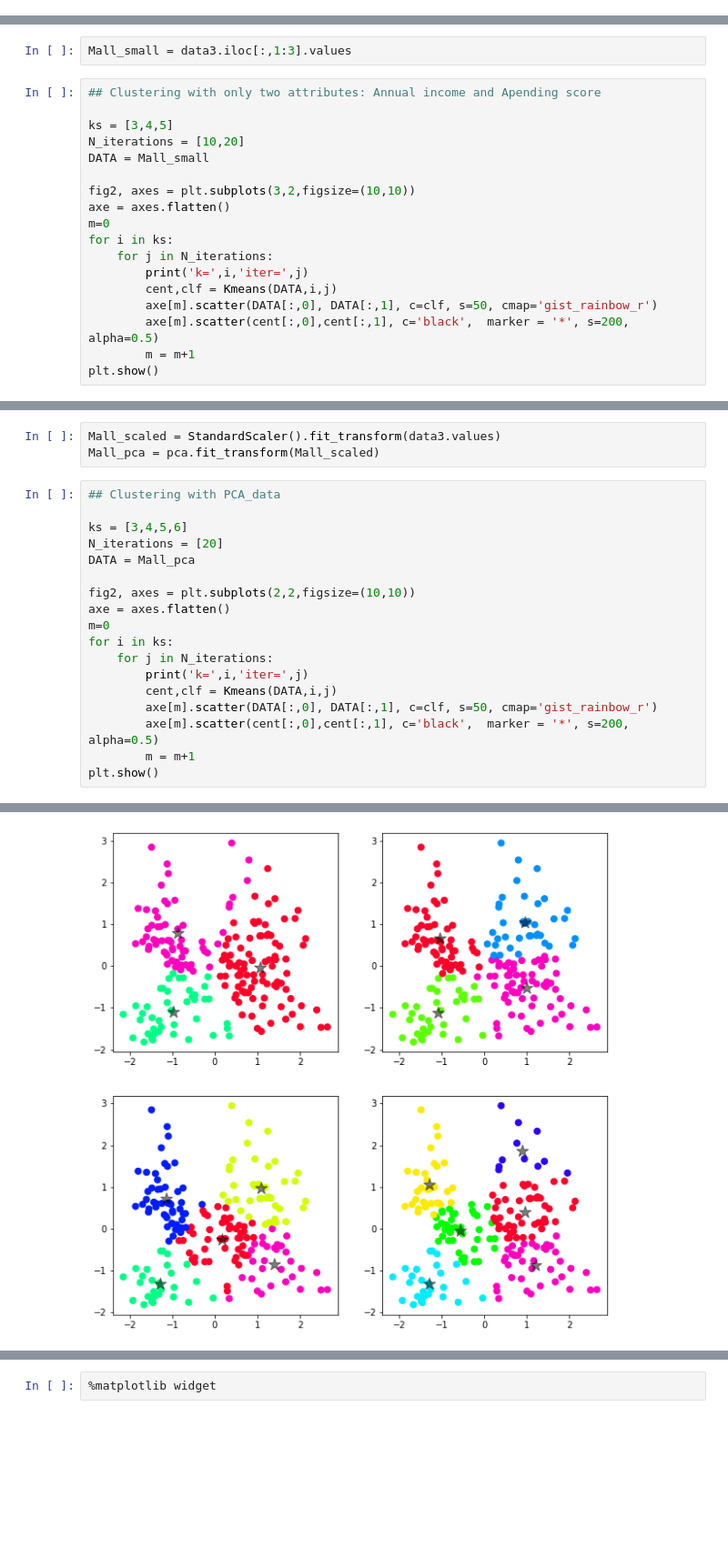
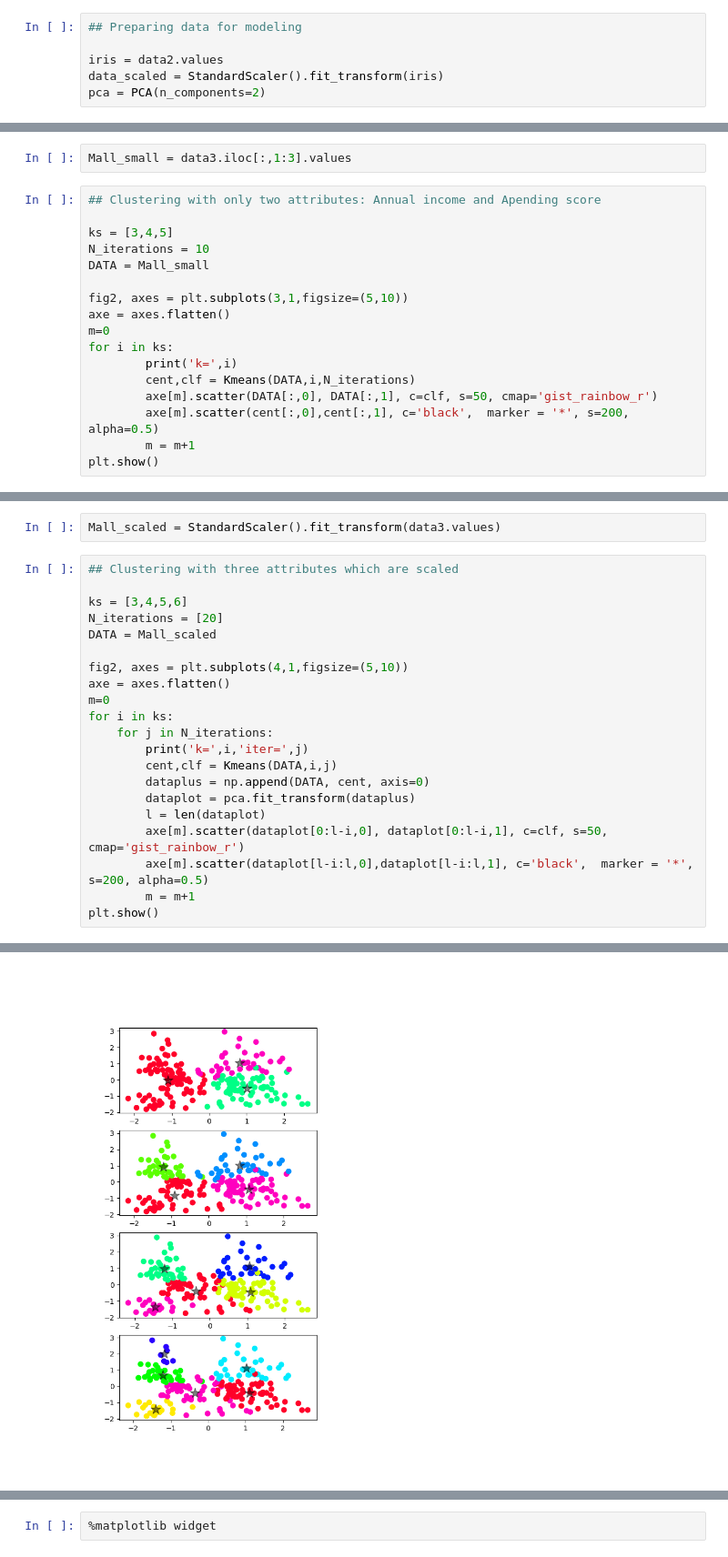
Before and after one commit to Samar-ds/Ml_inlamning, a Jupyter notebook: Samar_Kmeans.ipynb, the cells around one changed output, grey strips where cells are left out. Shown at 91% size. Cells and saved outputs as stored; diff of their text form; blank space fills up the shorter version.

```diff
--- a/Samar_Kmeans.ipynb
+++ b/Samar_Kmeans.ipynb
@@ -215,3 +208,9 @@ scaled_pca = pca.fit_transform(data_scaled)
+# %%
+## Preparing data for modeling
+
+iris = data2.values
+data_scaled = StandardScaler().fit_transform(iris)
+pca = PCA(n_components=2)
 # %%
 k = 3
 N_iterations = 10
@@ -296,16 +308,15 @@ Mall_small = data3.iloc[:,1:3].values
 ## Clustering with only two attributes: Annual income and Apending score
 
 ks = [3,4,5]
-N_iterations = [10,20]
+N_iterations = 10
 DATA = Mall_small
 
-fig2, axes = plt.subplots(3,2,figsize=(10,10))
+fig2, axes = plt.subplots(3,1,figsize=(5,10))
 axe = axes.flatten()
 m=0
 for i in ks:
-    for j in N_iterations:
-        print('k=',i,'iter=',j)
-        cent,clf = Kmeans(DATA,i,j)
+        print('k=',i)
+        cent,clf = Kmeans(DATA,i,N_iterations)
         axe[m].scatter(DATA[:,0], DATA[:,1], c=clf, s=50, cmap='gist_rainbow_r')
         axe[m].scatter(cent[:,0],cent[:,1], c='black',  marker = '*', s=200, alpha=0.5)
         m = m+1
@@ -326,22 +330,24 @@ Convrged at iteration  5
 # %%
 Mall_scaled = StandardScaler().fit_transform(data3.values)
-Mall_pca = pca.fit_transform(Mall_scaled)
 # %%
-## Clustering with PCA_data
+## Clustering with three attributes which are scaled
 
 ks = [3,4,5,6]
 N_iterations = [20]
-DATA = Mall_pca
+DATA = Mall_scaled
 
-fig2, axes = plt.subplots(2,2,figsize=(10,10))
+fig2, axes = plt.subplots(4,1,figsize=(5,10))
 axe = axes.flatten()
 m=0
 for i in ks:
     for j in N_iterations:
         print('k=',i,'iter=',j)
         cent,clf = Kmeans(DATA,i,j)
-        axe[m].scatter(DATA[:,0], DATA[:,1], c=clf, s=50, cmap='gist_rainbow_r')
-        axe[m].scatter(cent[:,0],cent[:,1], c='black',  marker = '*', s=200, alpha=0.5)
+        dataplus = np.append(DATA, cent, axis=0)
+        dataplot = pca.fit_transform(dataplus)
+        l = len(dataplot)
+        axe[m].scatter(dataplot[0:l-i,0], dataplot[0:l-i,1], c=clf, s=50, cmap='gist_rainbow_r')
+        axe[m].scatter(dataplot[l-i:l,0],dataplot[l-i:l,1], c='black',  marker = '*', s=200, alpha=0.5)
         m = m+1
 plt.show()
 # %% [output]
@@ -356,4 +362,4 @@ Convrged at iteration  18
-[figure, old version]
+[figure, new version]
 # %% [markdown]
 #### Innehåller datan konstiga värden?
 > According to the pairplots, i do not see any strange number or outliers.
```
Also changed, not shown: parts of 13 cells of this notebook.
